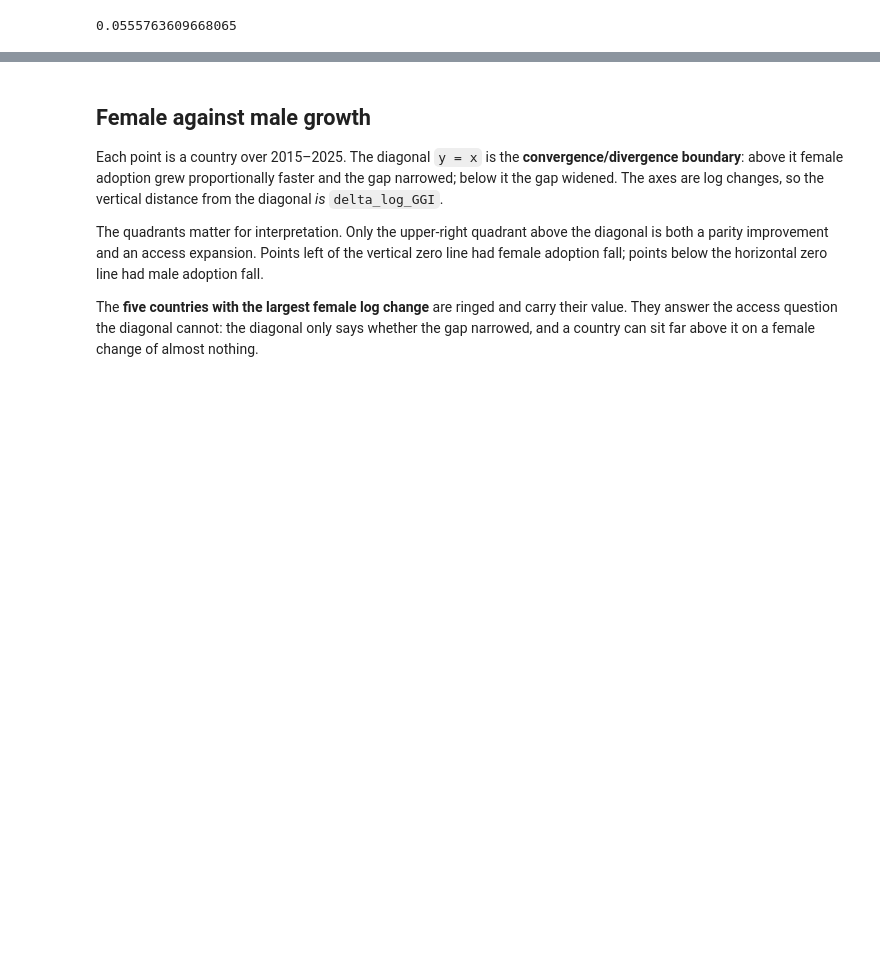
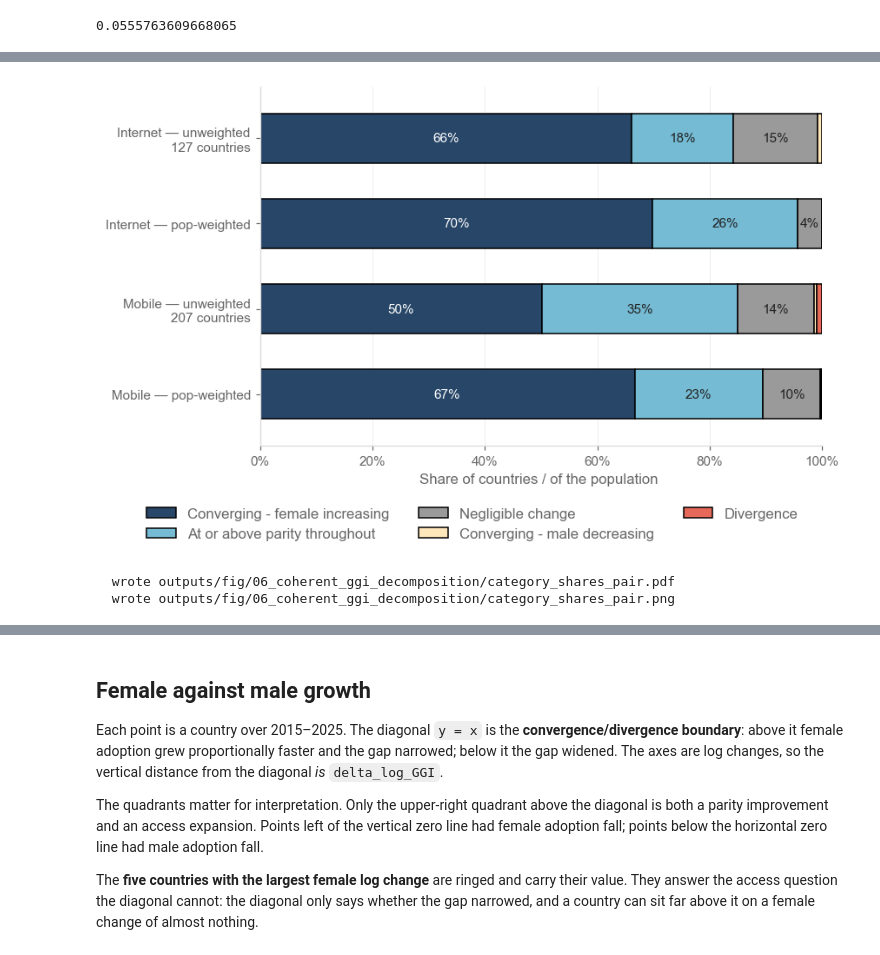
Before and after one commit to vallerrr/dgg_national, a Jupyter notebook: src/archive/coherent_ggi_decomposition.ipynb, the cells around one changed output, grey strips where cells are left out. Cells and saved outputs as stored; diff of their text form; code cells hidden in the pictures; blank space fills up the shorter version.

```diff
--- a/src/analysis_notebooks/06_coherent_ggi_decomposition.ipynb
+++ b/src/archive/coherent_ggi_decomposition.ipynb
@@ -439,0 +459,78 @@ grp_block
+# %%
+# Both indicators, both weightings, one canvas — the pair version of the global strip above.
+# Reads `cat_global` directly rather than through `sel`/`at`: the whole point is to show the
+# indicator that is *not* on display (the `female_vs_male_growth_pair` precedent).
+PAIR = params.COHERENT_GGI['indicators']          # internet, mobile — params' own order
+
+# Stacking order, largest-to-smallest by typical share, with the two counter-example categories
+# last so they stay legible as slivers at the right-hand end rather than being buried mid-bar.
+STACK = [2, 4, 5, 1, 3]
+
+# Text on a segment has to clear the segment it sits on, and the five category colours are not all
+# dark: navy and red take white, the ramp's light steps and the neutral take the project ink.
+ON_DARK = {2, 3}
+MIN_LABEL_WIDTH = 0.04                            # narrower than this and the label will not fit
+
+rows = [(ind, w) for ind in PAIR
+        for w in ('share_unweighted', 'share_pop_weighted')]
+WEIGHT_LABEL = {'share_unweighted': 'unweighted', 'share_pop_weighted': 'pop-weighted'}
+
+block = cat_global[cat_global['interval'] == PRIMARY].set_index(['indicator', 'category'])
+n_countries = {ind: int(block.loc[ind, 'n_countries'].sum()) for ind in PAIR}
+
+fig, ax = plt.subplots(figsize=(8,5))
+
+for y, (indicator, weighting) in enumerate(rows):
+    left = 0.0
+    for code_ in STACK:
+        if (indicator, code_) not in block.index:
+            continue
+        width = float(block.loc[(indicator, code_), weighting])
+        if width <= 0:
+            continue
+        ax.barh(y, width, left=left, height=0.58, edgecolor=plot.EDGE, linewidth=1.0,
+                **cat_style(code_))
+        if width >= MIN_LABEL_WIDTH:
+            ax.text(left + width / 2, y, f'{width:.0%}', ha='center', va='center',
+                    fontsize=STYLE['annot_fs'],
+                    color='white' if code_ in ON_DARK else INK)
+        left += width
+
+# Two lines per tick: what the bar is, and what its denominator is. The denominator is the thing a
+# reader has to know to compare the two weightings at all, so it travels with the label rather than
+# sitting in the caption.
+ax.set_yticks(range(len(rows)))
+ax.set_yticklabels([f"{ind.capitalize()} — {WEIGHT_LABEL[w]}\n"
+                    f"{n_countries[ind]} countries" if w == 'share_unweighted'
+                    else f"{ind.capitalize()} — {WEIGHT_LABEL[w]}"
+                    for ind, w in rows],
+                   fontsize=STYLE['annot_fs'])
+ax.invert_yaxis()                                  # internet on top, reading order
+ax.set_xlim(0, 1)
+ax.set_ylim(len(rows) - 0.4, -0.6)
+ax.xaxis.set_major_formatter(lambda v, _: f'{v:.0%}')
+tidy(ax, xlabel='Share of countries / of the population ')
+ax.grid(axis='y', visible=False)
+ax.grid(axis='x', color=GRID, linewidth=0.5, alpha=0.6)
+
+# The legend covers both indicators, so it is built from both blocks — internet occupies four of the
+# five categories and mobile all five, so taking it from either alone would drop a class.
+# Ordered by STACK, not by category code: the legend then reads left-to-right in the same order the
+# segments run, which is the only order a reader can actually follow along a stacked bar.
+present = set(cat_global.loc[(cat_global['interval'] == PRIMARY)
+                             & (cat_global['n_countries'] > 0), 'category'].astype(int))
+handles = [h for code_ in STACK if code_ in present for h in legend_handles([code_])]
+plot.legend(fig, handles, ncol=3, y=-0.03)
+
+fig.tight_layout(rect=[0, 0.08, 1, 0.98])
+paths = plot.save(fig, NOTEBOOK, 'category_shares_pair')
+plt.show()
+
+for p in paths:
+    print(f'  wrote {p.relative_to(params.ROOT)}')
+display(block.reset_index()[['indicator', 'category', 'category_label', 'n_countries',
+                             'share_unweighted', 'share_pop_weighted']].round(4))
+# %% [output]
+[figure, added]
+  wrote outputs/fig/06_coherent_ggi_decomposition/category_shares_pair.pdf
+  wrote outputs/fig/06_coherent_ggi_decomposition/category_shares_pair.png
```
Also changed, not shown: parts of 2 cells of this notebook, 10 other files.
